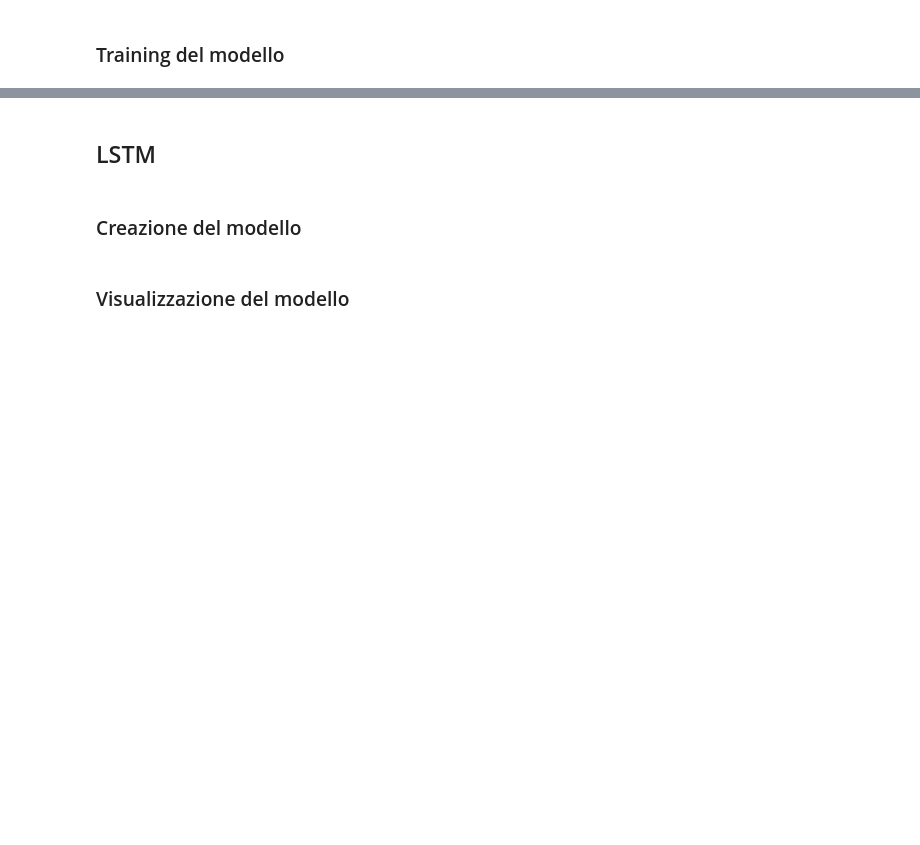
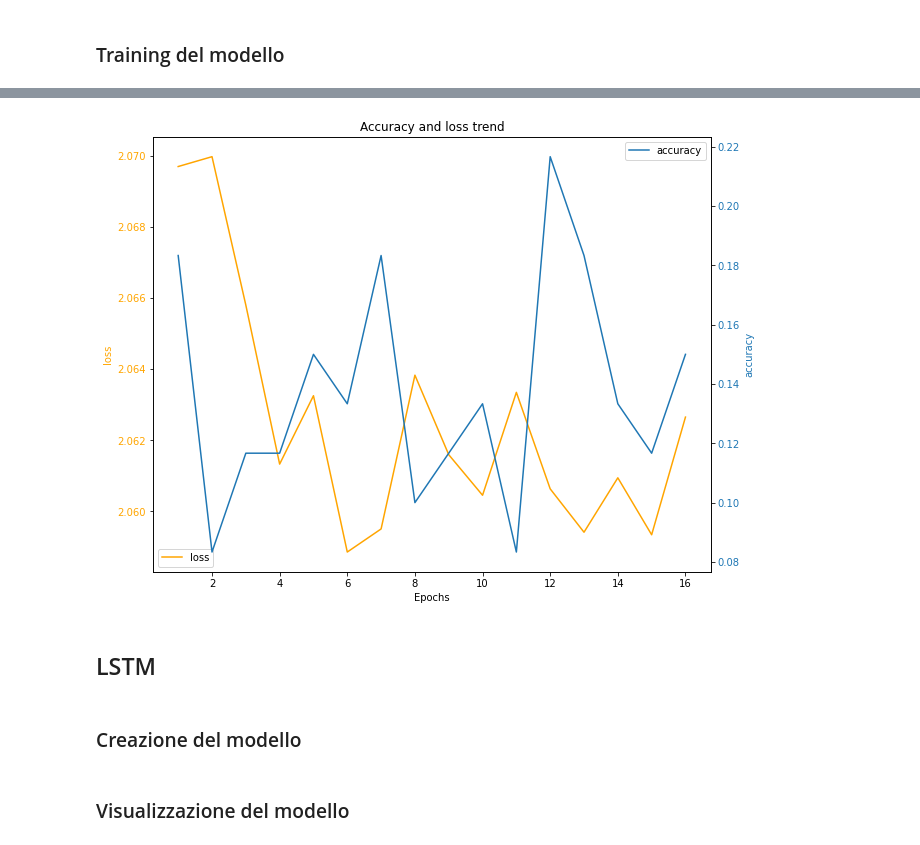
Before and after one commit to lbracchi/tesiMagistrale, a Jupyter notebook: notebook.ipynb, the cells around one changed output, grey strips where cells are left out. Cells and saved outputs as stored; diff of their text form; code cells hidden in the pictures; blank space fills up the shorter version.

```diff
--- a/notebook.ipynb
+++ b/notebook.ipynb
@@ -429,8 +491,6 @@ plot_model(simple_rnn, show_shapes=True, show_layer_names=False)
 # %%
-simple_rnn.compile(loss='categorical_crossentropy', optimizer='adam', metrics=['accuracy'])
+optimizer = Adam(learning_rate=0.003)
+
+simple_rnn.compile(loss='categorical_crossentropy', optimizer=optimizer, metrics=['accuracy'])
 # %% [markdown]
 ### Training del modello
-# %%
-epoch_count = 100
-
-history = simple_rnn.fit(train_x, train_y, validation_data=(test_x, test_y), epochs=epoch_count, batch_size=32)
@@ -455,0 +497,2 @@ KeyboardInterrupt: ignored
+# %%
+loss, accuracy = cross_validation(simple_rnn)
@@ -456,2 +517,4 @@ KeyboardInterrupt: ignored
 # %%
-plot_history(history,'accuracy')
+plot_history(loss, accuracy)
+# %% [output]
+[figure, added]
```
Also changed, not shown: parts of 31 cells of this notebook.
